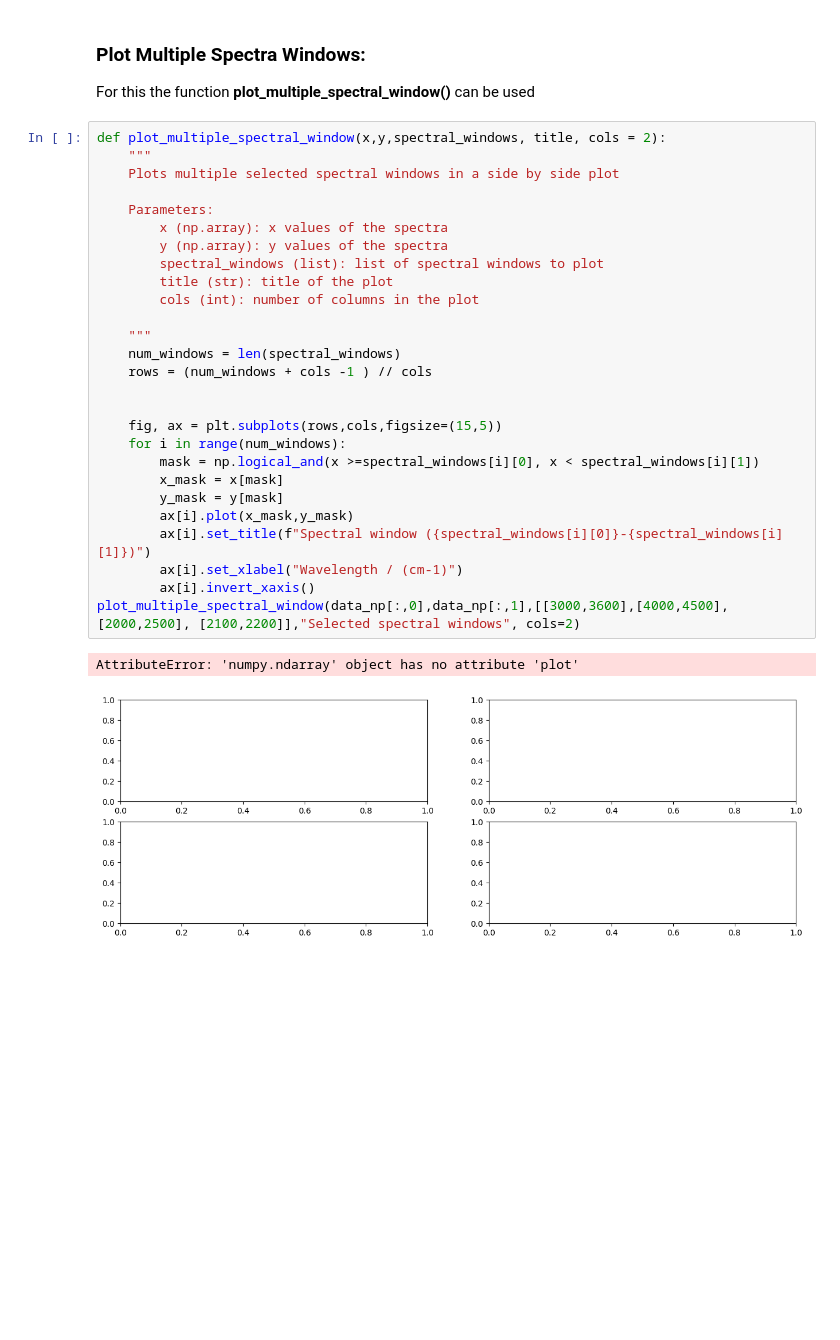
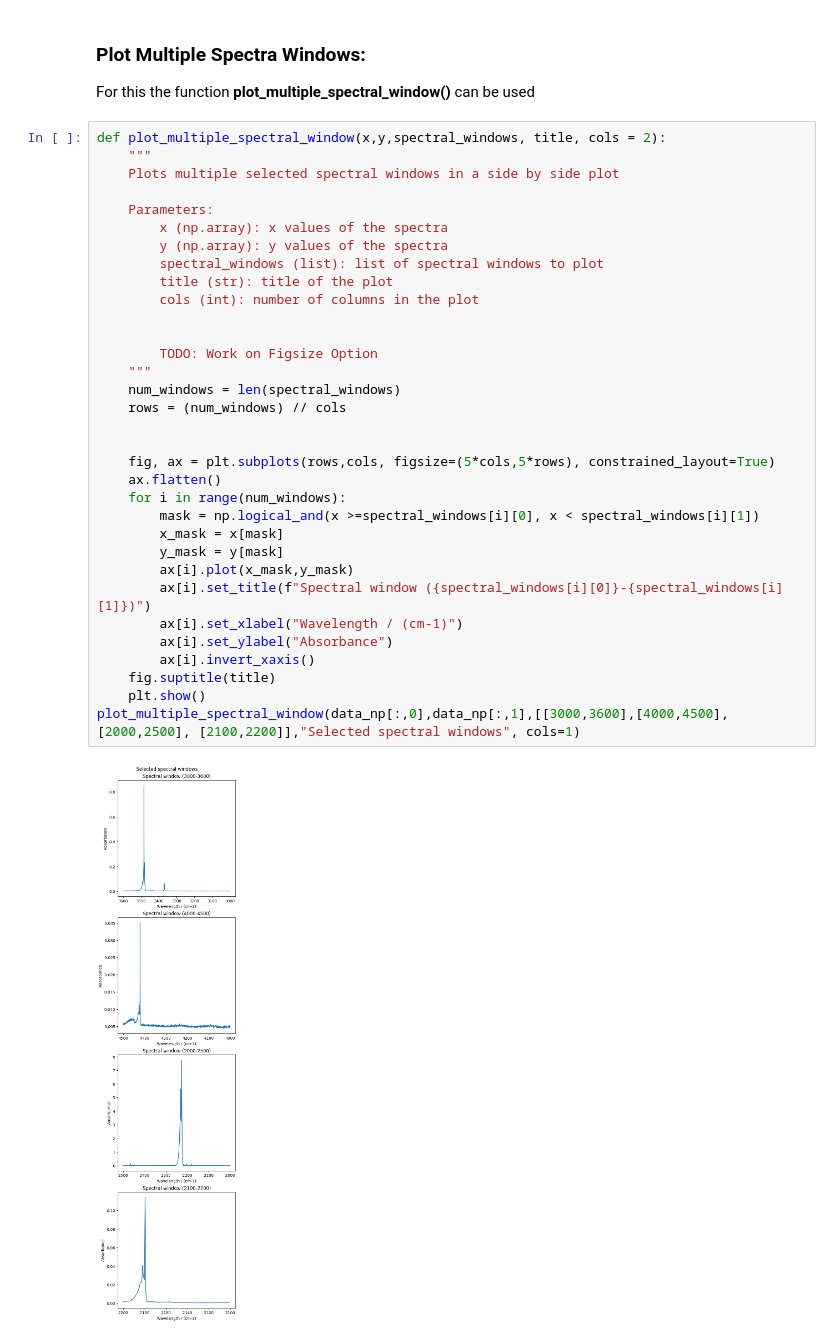
Before and after one commit to LukasMeinschad/ir_peak_int, a Jupyter notebook: spec_tools_usage.ipynb, the cells around one changed output. Drawn from its saved outputs; the diff is of its cells as text; blank space fills up the shorter version.

```diff
--- a/spec_tools_usage.ipynb
+++ b/spec_tools_usage.ipynb
@@ -53,30 +53,35 @@ For this the function **plot_multiple_spectral_window()** can be used
 # %%
 def plot_multiple_spectral_window(x,y,spectral_windows, title, cols = 2):
     """
     Plots multiple selected spectral windows in a side by side plot
 
     Parameters:
         x (np.array): x values of the spectra
         y (np.array): y values of the spectra
         spectral_windows (list): list of spectral windows to plot
         title (str): title of the plot
         cols (int): number of columns in the plot
 
+
+        TODO: Work on Figsize Option
     """
     num_windows = len(spectral_windows)
-    rows = (num_windows + cols -1 ) // cols
+    rows = (num_windows) // cols
 
 
-    fig, ax = plt.subplots(rows,cols,figsize=(15,5))
+    fig, ax = plt.subplots(rows,cols, figsize=(5*cols,5*rows), constrained_layout=True)
+    ax.flatten()
     for i in range(num_windows):
         mask = np.logical_and(x >=spectral_windows[i][0], x < spectral_windows[i][1])
         x_mask = x[mask]
         y_mask = y[mask]
         ax[i].plot(x_mask,y_mask)
         ax[i].set_title(f"Spectral window ({spectral_windows[i][0]}-{spectral_windows[i][1]})")
         ax[i].set_xlabel("Wavelength / (cm-1)")
+        ax[i].set_ylabel("Absorbance")
         ax[i].invert_xaxis()
-plot_multiple_spectral_window(data_np[:,0],data_np[:,1],[[3000,3600],[4000,4500],[2000,2500], [2100,2200]],"Selected spectral windows", cols=2)
+    fig.suptitle(title)
+    plt.show()
+plot_multiple_spectral_window(data_np[:,0],data_np[:,1],[[3000,3600],[4000,4500],[2000,2500], [2100,2200]],"Selected spectral windows", cols=1)
 # %% [output]
-AttributeError: 'numpy.ndarray' object has no attribute 'plot'
-[figure, old version]
+[figure, new version]
```
Also changed, not shown: parts of 2 cells of this notebook, 6 other files.
